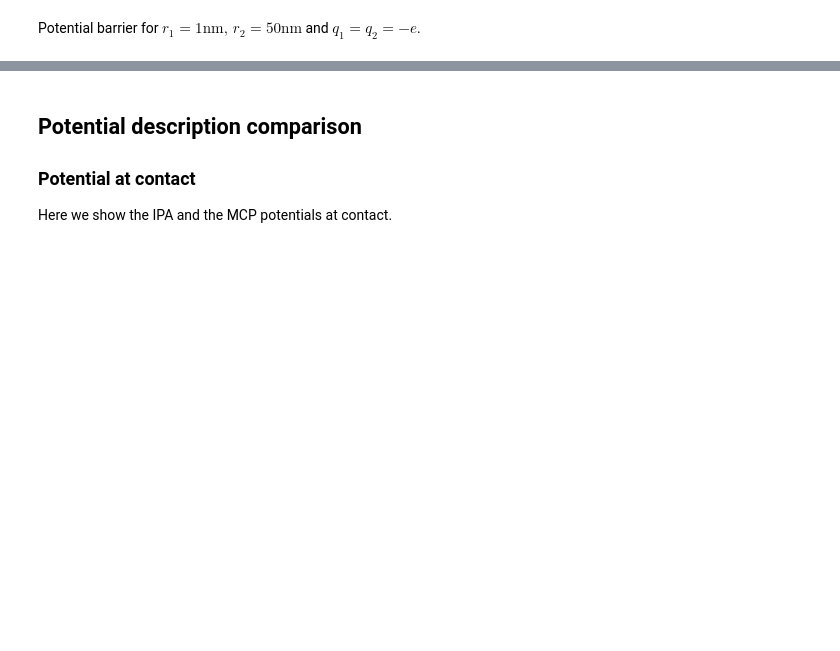
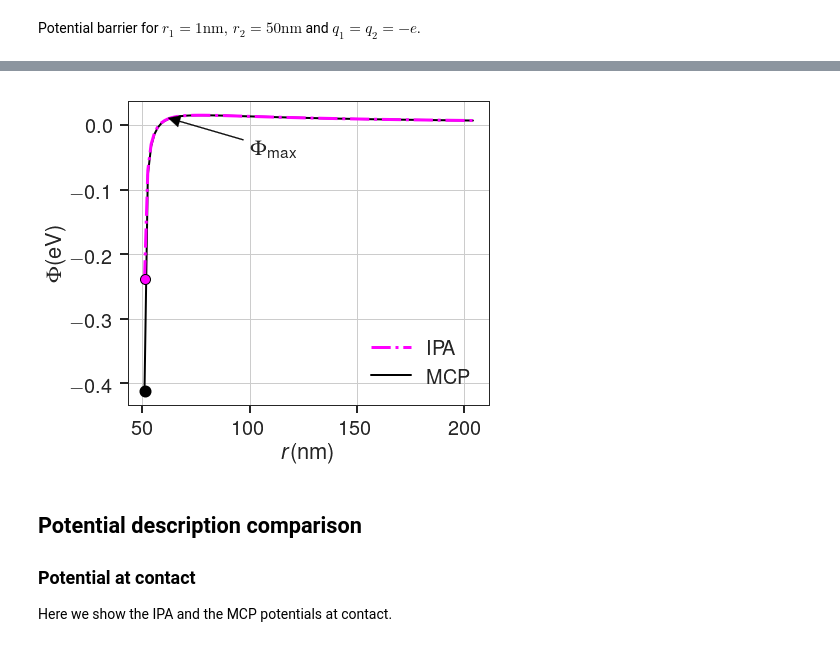
Before and after one commit to caos21/ndust, a Jupyter notebook: press/supplementary-material.ipynb, the cells around one changed output, grey strips where cells are left out. Cells and saved outputs as stored; diff of their text form; code cells hidden in the pictures; blank space fills up the shorter version.

```diff
--- a/press/supplementary-material.ipynb
+++ b/press/supplementary-material.ipynb
@@ -658,3 +690,30 @@ plt.show()
+# %%
+fig, ax = plt.subplots(figsize=(7, 5.85))
+
+
+ax.set(xlabel=r'$r$(nm)', ylabel=r'\textPhi(eV)')
+
+#plt.xlim([50, 100])
+rh = datab1[:, 0]*1e9
+pot_ipa = datab1[:, 1]
+
+pipa = ax.plot(rh, pot_ipa, '-.', label='IPA', zorder=2, lw=3, color='fuchsia')
+ax.plot(rh[0], pot_ipa[0], 'o', color='fuchsia', ms=10, mew=1, mec='k')
+
+pot_b = datab1[:, 2]
+ax.plot(rh, pot_b, '-', color='k', zorder=1, lw=2, label='MCP')
+ax.plot(rh[0], pot_b[0], 'o', color='k', ms=10, mew=2)
+
+
+ax.annotate(r'\textPhi$_\text{max}$', xy=(60, 0.013), xytext=(100, -0.05), size=22,
+            arrowprops=dict(facecolor='black', shrink=0.05, width=1),
+            )
+plt.legend()
+plt.tight_layout()
+plt.savefig('figB1.eps')
+plt.show()
+# %% [output]
+[figure, added]
 # %% [markdown]
 ## Potential description comparison
 
```
Also changed, not shown: parts of 6 cells of this notebook, 7 other files.
